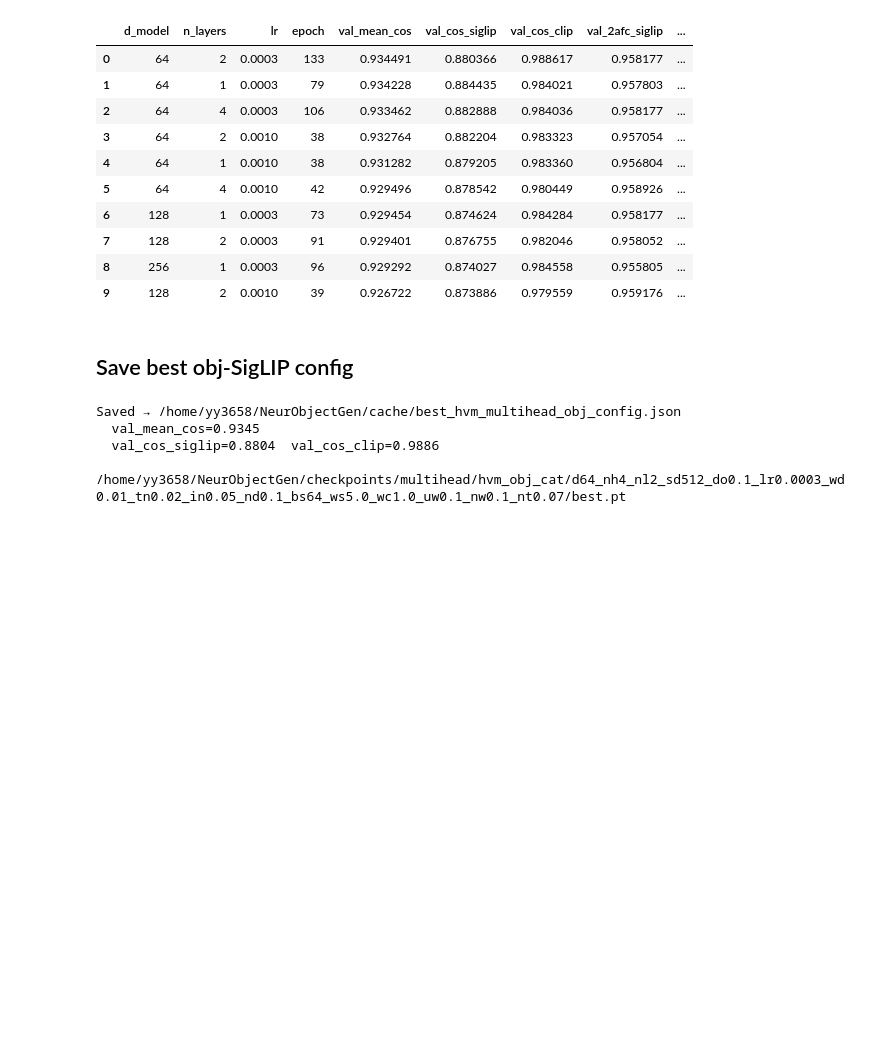
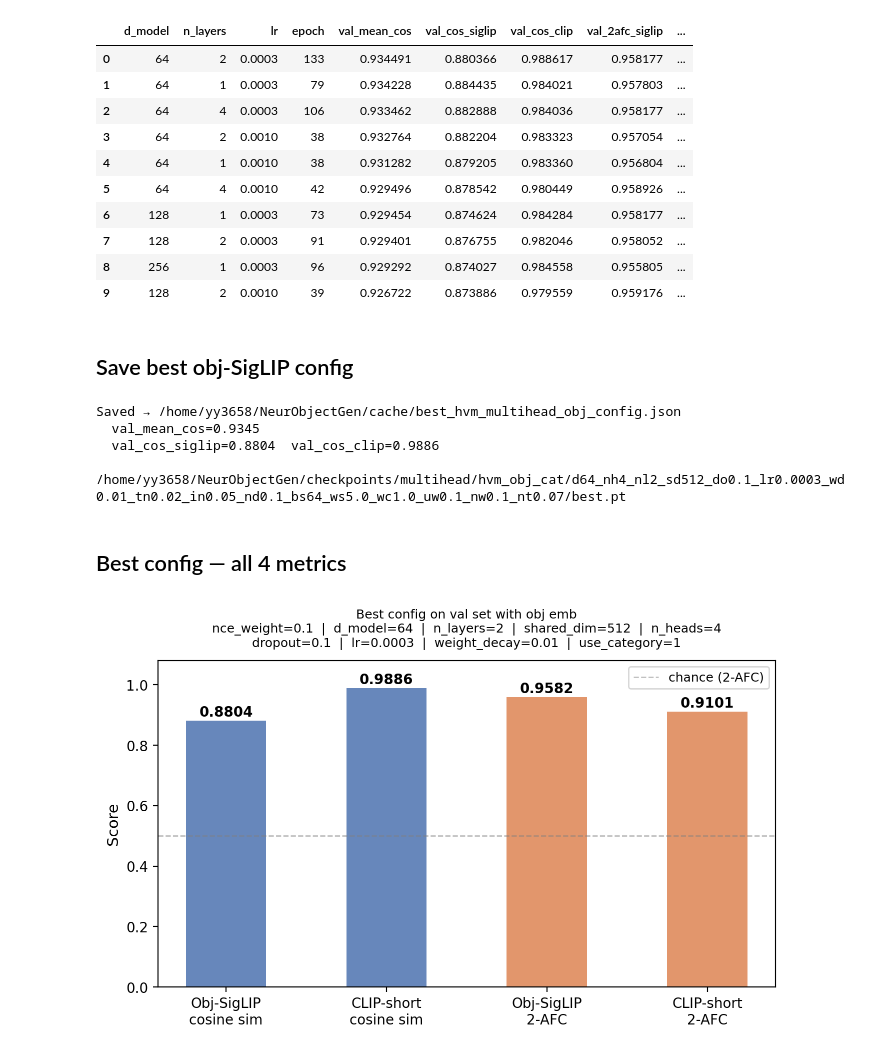
Before and after one commit to YAOJaredz/NeurObjectGen, a Jupyter notebook: notebooks/sweep_hvm_multihead_obj_results.ipynb, the cells around one changed output. Cells and saved outputs as stored; diff of their text form; code cells hidden in the pictures; blank space fills up the shorter version.

```diff
--- a/notebooks/sweep_hvm_multihead_obj_results.ipynb
+++ b/notebooks/sweep_hvm_multihead_obj_results.ipynb
@@ -219,3 +219,44 @@ Saved → /home/yy3658/NeurObjectGen/cache/best_hvm_multihead_obj_config.json
   val_mean_cos=0.9345
   val_cos_siglip=0.8804  val_cos_clip=0.9886
   /home/yy3658/NeurObjectGen/checkpoints/multihead/hvm_obj_cat/d64_nh4_nl2_sd512_do0.1_lr0.0003_wd0.01_tn0.02_in0.05_nd0.1_bs64_ws5.0_wc1.0_uw0.1_nw0.1_nt0.07/best.pt
+# %% [markdown]
+## Best config — all 4 metrics
+# %%
+if not df.empty:
+    BEST_METRICS = [
+        ('val_cos_siglip',  'Obj-SigLIP\ncosine sim'),
+        ('val_cos_clip',    'CLIP-short\ncosine sim'),
+        ('val_2afc_siglip', 'Obj-SigLIP\n2-AFC'),
+        ('val_2afc_clip',   'CLIP-short\n2-AFC'),
+    ]
+
+    best_row = df.sort_values('val_mean_cos', ascending=False).iloc[0]
+
+    vals   = [float(best_row[m]) for m, _ in BEST_METRICS]
+    labels = [l for _, l in BEST_METRICS]
+    colors = ['#4C72B0', '#4C72B0', '#DD8452', '#DD8452']
+
+    fig, ax = plt.subplots(figsize=(7, 4.5))
+    bars = ax.bar(labels, vals, color=colors, alpha=0.85, width=0.5)
+    for bar, v in zip(bars, vals):
+        ax.text(bar.get_x() + bar.get_width() / 2, v + 0.005,
+                f'{v:.4f}', ha='center', va='bottom', fontsize=10, fontweight='bold')
+
+    ax.axhline(0.5, color='grey', lw=1, ls='--', alpha=0.5, label='chance (2-AFC)')
+    ax.set_ylim(0, 1.08)
+    ax.set_ylabel('Score', fontsize=11)
+    ax.legend(fontsize=9)
+
+    def _fmt(k, row):
+        v = row[k]
+        return f'{k}={int(v) if float(v) == int(float(v)) else v:.4g}'
+
+    hp_line1 = '  |  '.join(_fmt(k, best_row) for k in ['nce_weight', 'd_model', 'n_layers', 'shared_dim', 'n_heads']
+                             if k in best_row)
+    hp_line2 = '  |  '.join(_fmt(k, best_row) for k in ['dropout', 'lr', 'weight_decay', 'use_category']
+                             if k in best_row)
+    ax.set_title(f'Best config on val set with obj emb\n{hp_line1}\n{hp_line2}', fontsize=9, pad=10)
+    plt.tight_layout()
+    plt.show()
+# %% [output]
+[figure, added]
```
Also changed, not shown: parts of 1 cell of this notebook, 1 other file.
